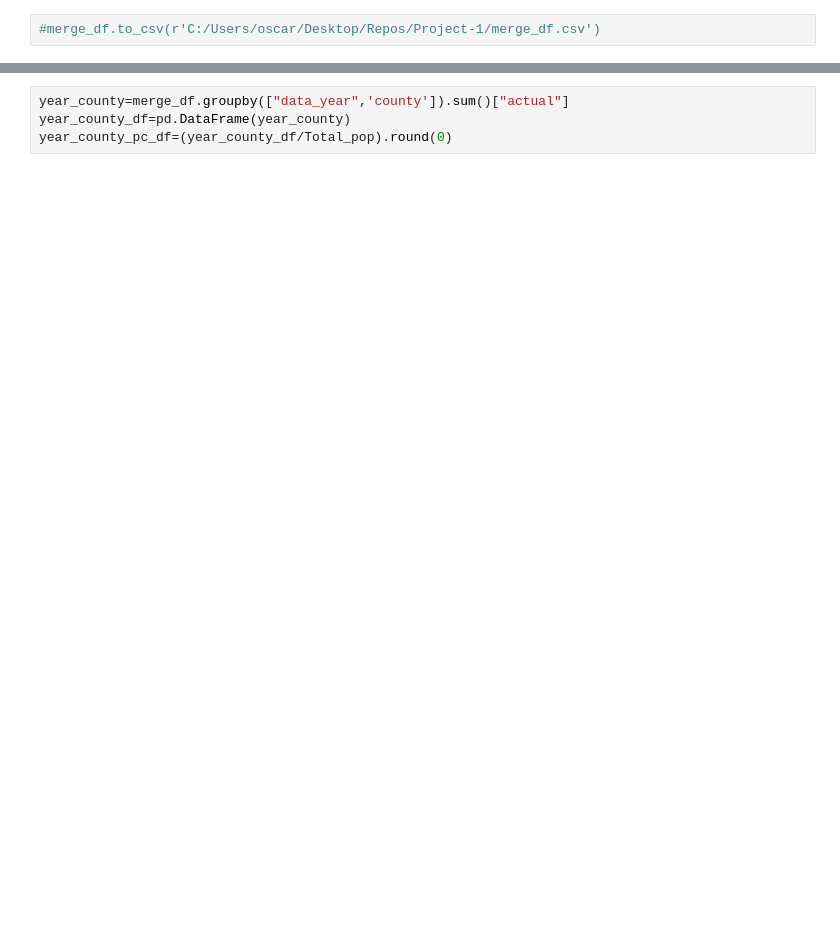
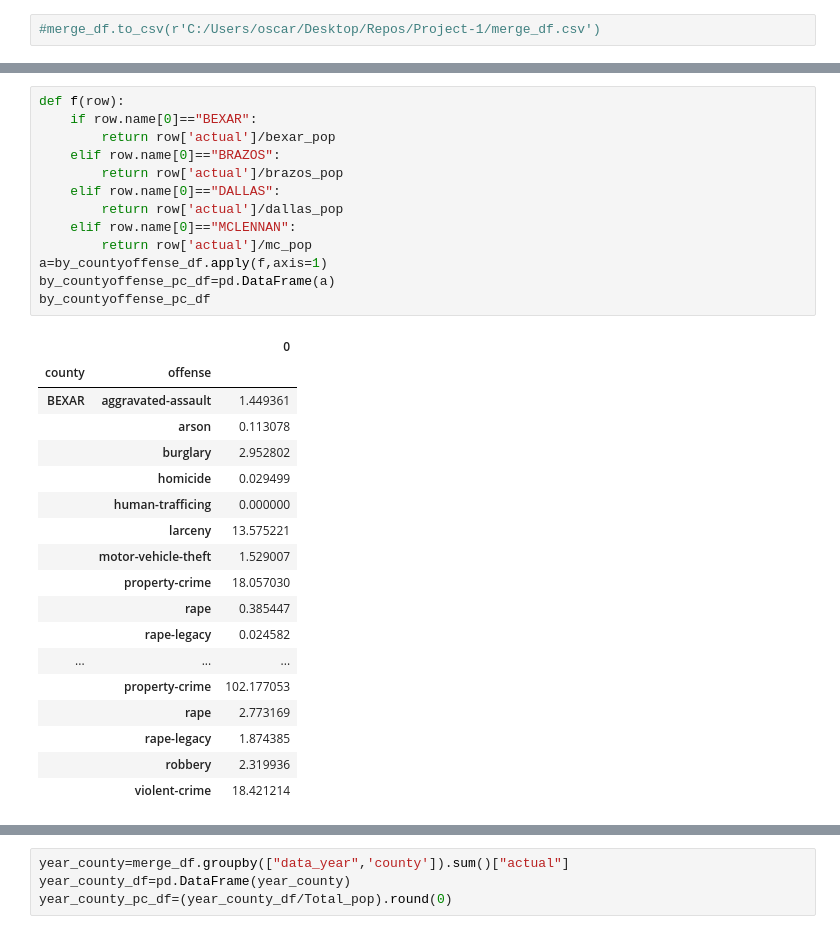
Before and after one commit to Aprieto7/Project-1, a Jupyter notebook: Crime_Data.ipynb, the cells around one changed output, grey strips where cells are left out. Cells and saved outputs as stored; diff of their text form; blank space fills up the shorter version.

```diff
--- a/Crime_Data.ipynb
+++ b/Crime_Data.ipynb
@@ -173 +174,33 @@ by_countyoffense_df #df to analyze offenses for each county
+# %%
+def f(row):
+    if row.name[0]=="BEXAR":
+        return row['actual']/bexar_pop
+    elif row.name[0]=="BRAZOS":
+        return row['actual']/brazos_pop
+    elif row.name[0]=="DALLAS":
+        return row['actual']/dallas_pop
+    elif row.name[0]=="MCLENNAN":
+        return row['actual']/mc_pop
+a=by_countyoffense_df.apply(f,axis=1)
+by_countyoffense_pc_df=pd.DataFrame(a)
+by_countyoffense_pc_df
+# %% [output]
+|  |  | 0 |
+| county | offense |  |
+| BEXAR | aggravated-assault | 1.449361 |
+|  | arson | 0.113078 |
+|  | burglary | 2.952802 |
+|  | homicide | 0.029499 |
+|  | human-trafficing | 0.000000 |
+|  | larceny | 13.575221 |
+|  | motor-vehicle-theft | 1.529007 |
+|  | property-crime | 18.057030 |
+|  | rape | 0.385447 |
+|  | rape-legacy | 0.024582 |
+| ... | ... | ... |
+|  | property-crime | 102.177053 |
+|  | rape | 2.773169 |
+|  | rape-legacy | 1.874385 |
+|  | robbery | 2.319936 |
+|  | violent-crime | 18.421214 |
 # %%
```
Also changed, not shown: parts of 26 cells of this notebook.
